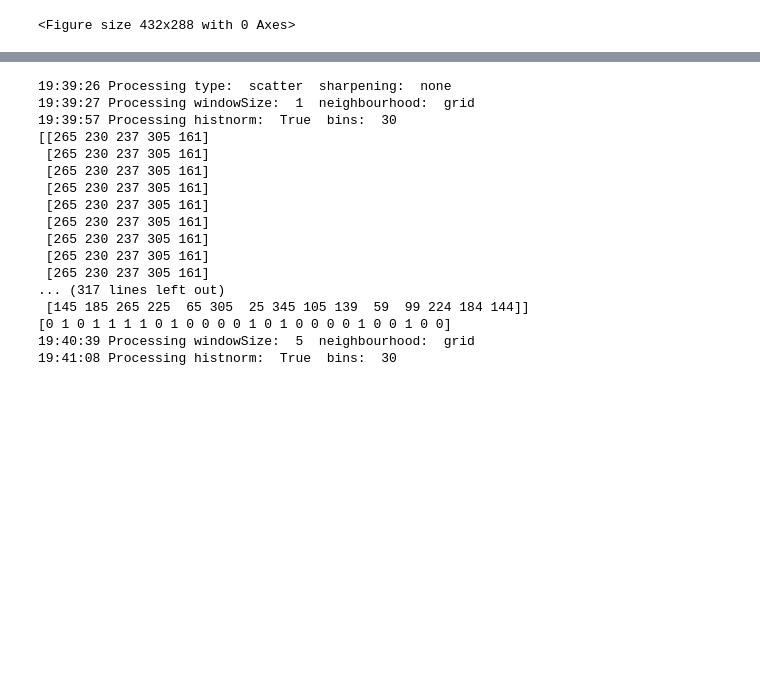
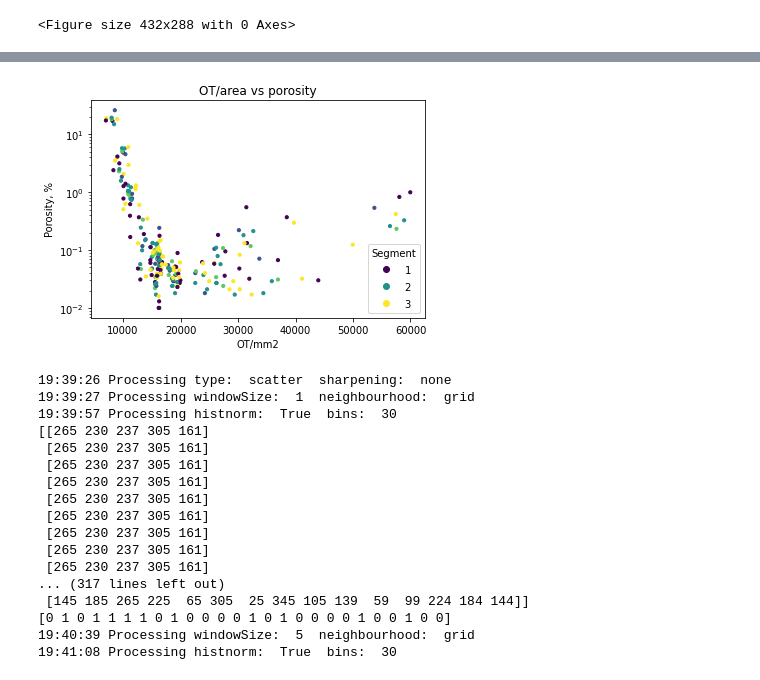
Before and after one commit to ErikSievers/thesis, a Jupyter notebook: final-notebook-v3.ipynb, the cells around one changed output, grey strips where cells are left out. Saved outputs shown, nothing was run; the diff lists cells and outputs as text; code cells hidden in the pictures; blank space fills up the shorter version.

```diff
--- a/final-notebook-v3.ipynb
+++ b/final-notebook-v3.ipynb
@@ -211,3 +230,26 @@ assert(np.average(np.isfinite(trainobjects)) == 1)
+# %%
+# Create a numpy array with the average value of all non-nan pixels
+X = [np.nanmean(object) for object in trainobjects]
+X2 = [np.nanmean(object) for object in testobjects]
+
+
+plt.title("OT/area vs porosity")
+plt.ylabel('Porosity, %')
+plt.xlabel('OT/mm2')
+y = trainobjectinfo.Porosity
+y2 = testsegmentinfo.Porosity
+scatter = plt.scatter(X, y, c=trainobjectinfo.Segment,  s=10)
+legend1 = plt.legend(*scatter.legend_elements(),
+                    loc="upper right", title="Segment")
+scatter2 = plt.scatter(X2, y2, c=testsegmentinfo.Segment,  s=10)
+legend1 = plt.legend(*scatter2.legend_elements(),
+                    loc="lower right", title="Segment")
+# for index, row in segmentdf.iterrows():
+#     plt.annotate(text=row.Object, xy=(x[index], y[index]))
+plt.yscale('log')
+# plt.xscale('log')
+# %% [output]
+[figure, added]
 # %%
 from sklearn import neighbors, metrics
 from sklearn.model_selection import cross_val_score, LeaveOneOut
```
Also changed, not shown: parts of 3 cells of this notebook, 1 other file.
